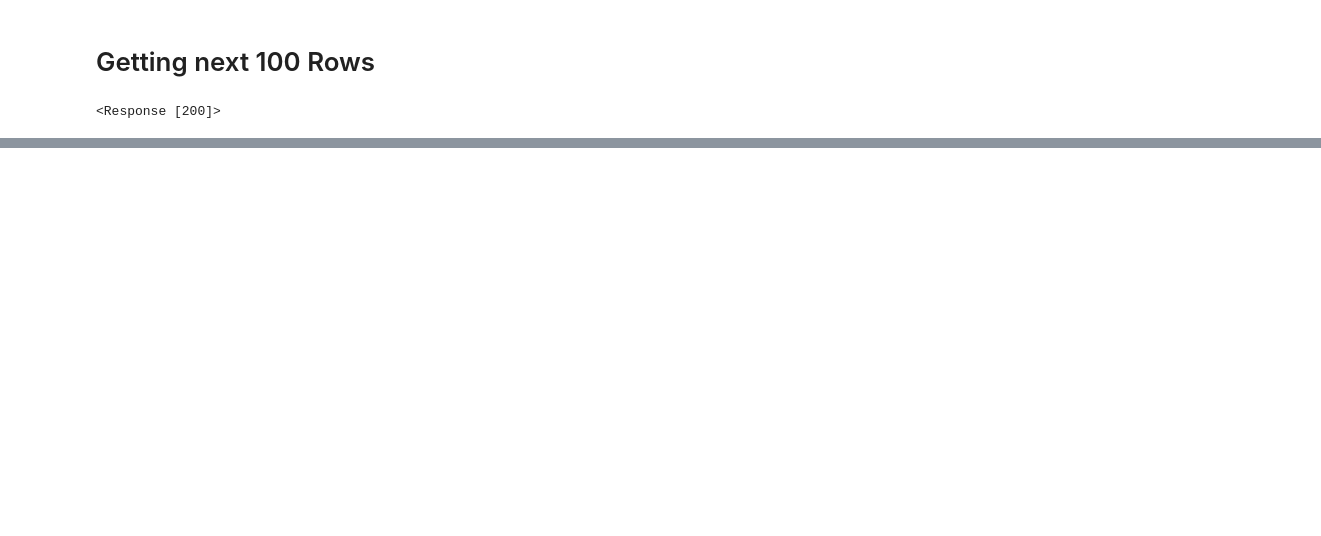
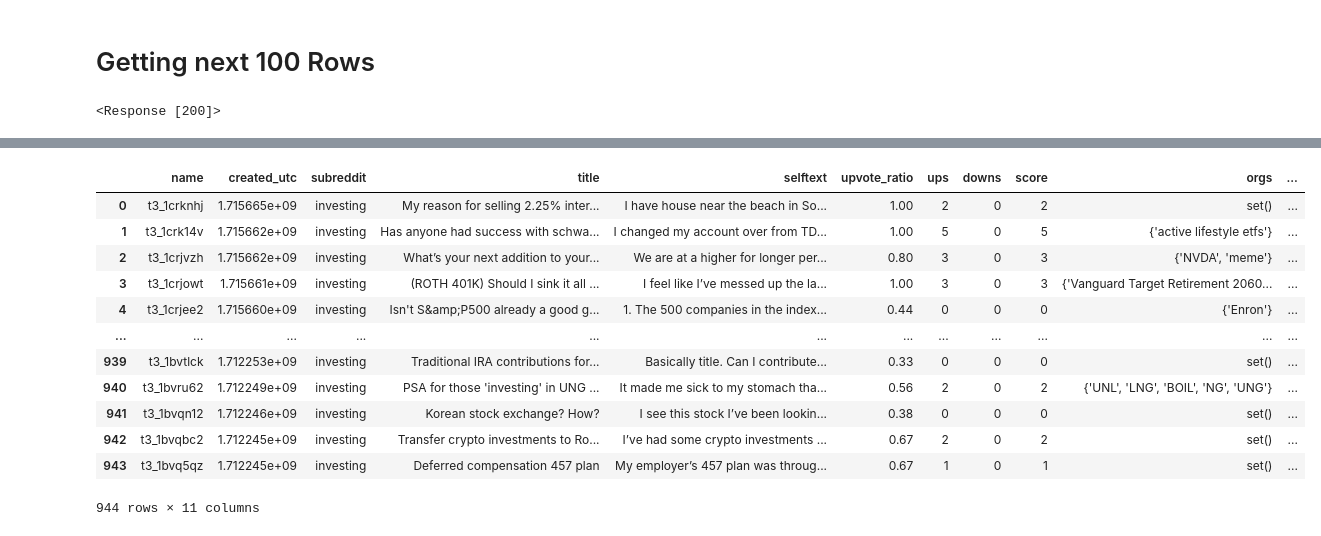
Before and after one commit to DineshKesawamoorthy/nlp, a Jupyter notebook: name_entity_recognition/2.ner_using_reddit_api.ipynb, the cells around one changed output, grey strips where cells are left out. Saved outputs shown, nothing was run; the diff lists cells and outputs as text; code cells hidden in the pictures; blank space fills up the shorter version.

Commit message:
name_entity_recognition using reddit api and spacy( added sentiment analysis)

```diff
--- a/name_entity_recognition/2.ner_using_reddit_api.ipynb
+++ b/name_entity_recognition/2.ner_using_reddit_api.ipynb
@@ -199,0 +378,2 @@ df.to_csv("reddit_investing.csv",sep='|',index=False)
+# %%
+model=flair.models.TextClassifier.load('en-sentiment')
@@ -199,0 +384,9 @@ df.to_csv("reddit_investing.csv",sep='|',index=False)
+# %%
+def get_sentiment(text):
+  sentence=flair.data.Sentence(text)
+  model.predict(sentence)
+  sentiment=sentence.labels[0]
+  return sentiment
+# %%
+df=pd.read_csv("reddit_investing.csv",sep='|')
+df
@@ -199,0 +407,17 @@ df.to_csv("reddit_investing.csv",sep='|',index=False)
+# %%
+df['sentiment']=df['selftext'].apply(get_sentiment)
+df
+# %% [output]
+|  | name | created_utc | subreddit | title | selftext | upvote_ratio | ups | downs | score | orgs | ... |
+| 0 | t3_1crknhj | 1.715665e+09 | investing | My reason for selling 2.25% inter... | I have house near the beach in So... | 1.00 | 2 | 0 | 2 | set() | ... |
+| 1 | t3_1crk14v | 1.715662e+09 | investing | Has anyone had success with schwa... | I changed my account over from TD... | 1.00 | 5 | 0 | 5 | {'active lifestyle etfs'} | ... |
+| 2 | t3_1crjvzh | 1.715662e+09 | investing | What’s your next addition to your... | We are at a higher for longer per... | 0.80 | 3 | 0 | 3 | {'NVDA', 'meme'} | ... |
+| 3 | t3_1crjowt | 1.715661e+09 | investing | (ROTH 401K) Should I sink it all ... | I feel like I’ve messed up the la... | 1.00 | 3 | 0 | 3 | {'Vanguard Target Retirement 2060... | ... |
+| 4 | t3_1crjee2 | 1.715660e+09 | investing | Isn't S&amp;P500 already a good g... | 1. The 500 companies in the index... | 0.44 | 0 | 0 | 0 | {'Enron'} | ... |
+| ... | ... | ... | ... | ... | ... | ... | ... | ... | ... | ... | ... |
+| 939 | t3_1bvtlck | 1.712253e+09 | investing | Traditional IRA contributions for... | Basically title. Can I contribute... | 0.33 | 0 | 0 | 0 | set() | ... |
+| 940 | t3_1bvru62 | 1.712249e+09 | investing | PSA for those 'investing' in UNG ... | It made me sick to my stomach tha... | 0.56 | 2 | 0 | 2 | {'UNL', 'LNG', 'BOIL', 'NG', 'UNG'} | ... |
+| 941 | t3_1bvqn12 | 1.712246e+09 | investing | Korean stock exchange? How? | I see this stock I’ve been lookin... | 0.38 | 0 | 0 | 0 | set() | ... |
+| 942 | t3_1bvqbc2 | 1.712245e+09 | investing | Transfer crypto investments to Ro... | I’ve had some crypto investments ... | 0.67 | 2 | 0 | 2 | set() | ... |
+| 943 | t3_1bvq5qz | 1.712245e+09 | investing | Deferred compensation 457 plan | My employer’s 457 plan was throug... | 0.67 | 1 | 0 | 1 | set() | ... |
+944 rows × 11 columns
```
Also changed, not shown: parts of 52 cells of this notebook.
